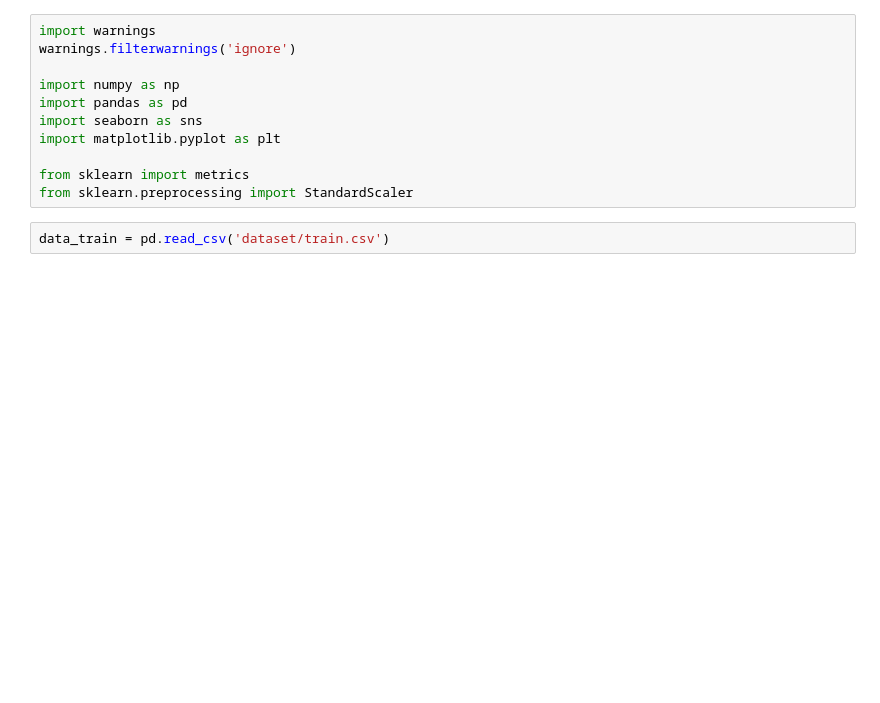
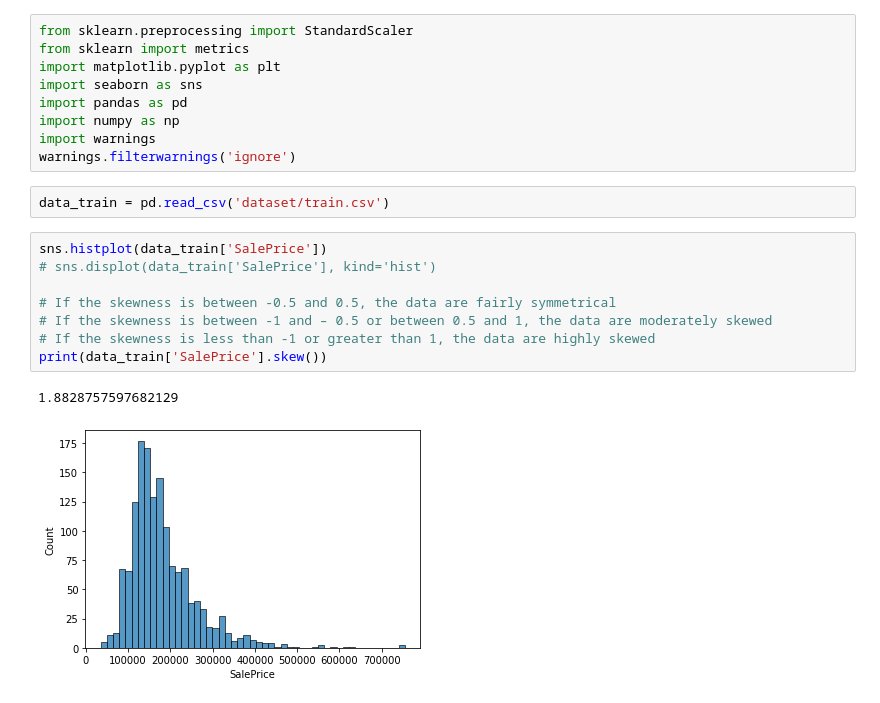
Before and after one commit to notjedi/ml-playground, a Jupyter notebook: housing-prices/housing-prices.ipynb, the cells around one changed output. Saved outputs shown, nothing was run; the diff lists cells and outputs as text; blank space fills up the shorter version.

Commit message:
more visualization

```diff
--- a/housing-prices/housing-prices.ipynb
+++ b/housing-prices/housing-prices.ipynb
@@ -1,16 +1,25 @@
 # %%
+from sklearn.preprocessing import StandardScaler
+from sklearn import metrics
+import matplotlib.pyplot as plt
+import seaborn as sns
+import pandas as pd
+import numpy as np
 import warnings
 warnings.filterwarnings('ignore')
-
-import numpy as np
-import pandas as pd
-import seaborn as sns
-import matplotlib.pyplot as plt
-
-from sklearn import metrics
-from sklearn.preprocessing import StandardScaler
 # %%
 data_train = pd.read_csv('dataset/train.csv')
+# %%
+sns.histplot(data_train['SalePrice'])
+# sns.displot(data_train['SalePrice'], kind='hist')
+
+# If the skewness is between -0.5 and 0.5, the data are fairly symmetrical
+# If the skewness is between -1 and – 0.5 or between 0.5 and 1, the data are moderately skewed
+# If the skewness is less than -1 or greater than 1, the data are highly skewed
+print(data_train['SalePrice'].skew())
+# %% [output]
+1.8828757597682129
+[figure, added]
 # %%
 # 1 indicates a perfectly negative linear correlation between two variables
 # 0 indicates no linear correlation between two variables
```
Also changed, not shown: parts of 8 cells of this notebook, 1 other file.
